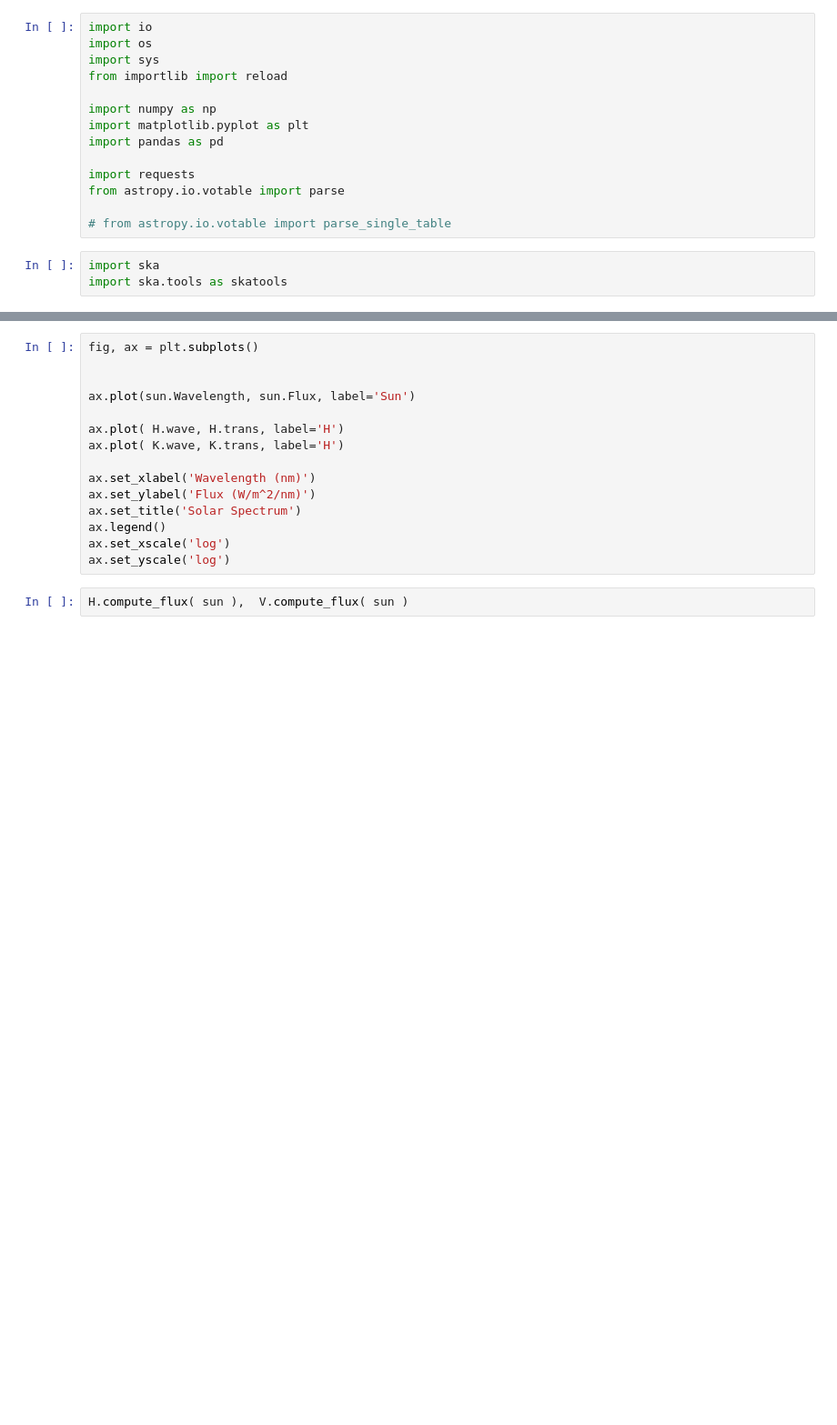
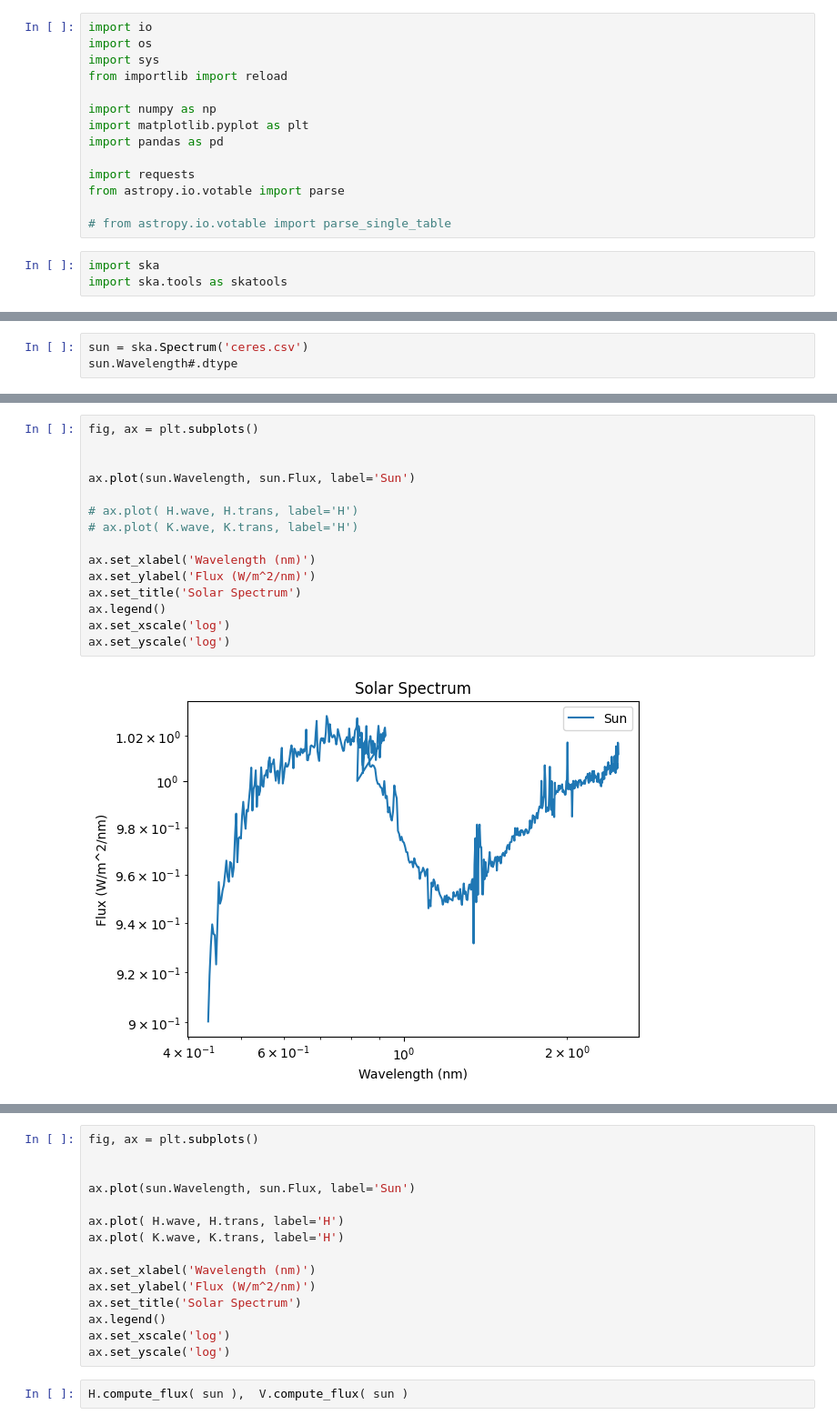
Before and after one commit to bcarry/ska, a Jupyter notebook: sandbox/test_ska.ipynb, the cells around one changed output, grey strips where cells are left out. Shown at 91% size. Saved outputs shown, nothing was run; the diff lists cells and outputs as text; blank space fills up the shorter version.

```diff
--- a/sandbox/test_ska.ipynb
+++ b/sandbox/test_ska.ipynb
@@ -17,0 +24,3 @@ import ska.tools as skatools
+# %%
+sun = ska.Spectrum('ceres.csv')
+sun.Wavelength#.dtype
@@ -18,3 +65,20 @@ import ska.tools as skatools
+# %%
+fig, ax = plt.subplots()
+
+
+ax.plot(sun.Wavelength, sun.Flux, label='Sun')
+
+# ax.plot( H.wave, H.trans, label='H')
+# ax.plot( K.wave, K.trans, label='H')
+
+ax.set_xlabel('Wavelength (nm)')
+ax.set_ylabel('Flux (W/m^2/nm)')
+ax.set_title('Solar Spectrum')
+ax.legend()
+ax.set_xscale('log')
+ax.set_yscale('log')
+# %% [output]
+[figure, added]
 # %%
 sun = pd.read_csv(ska.PATH_SUN)
 # sun.Wavelength /= 10000
```
Also changed, not shown: parts of 9 cells of this notebook, 4 other files.
